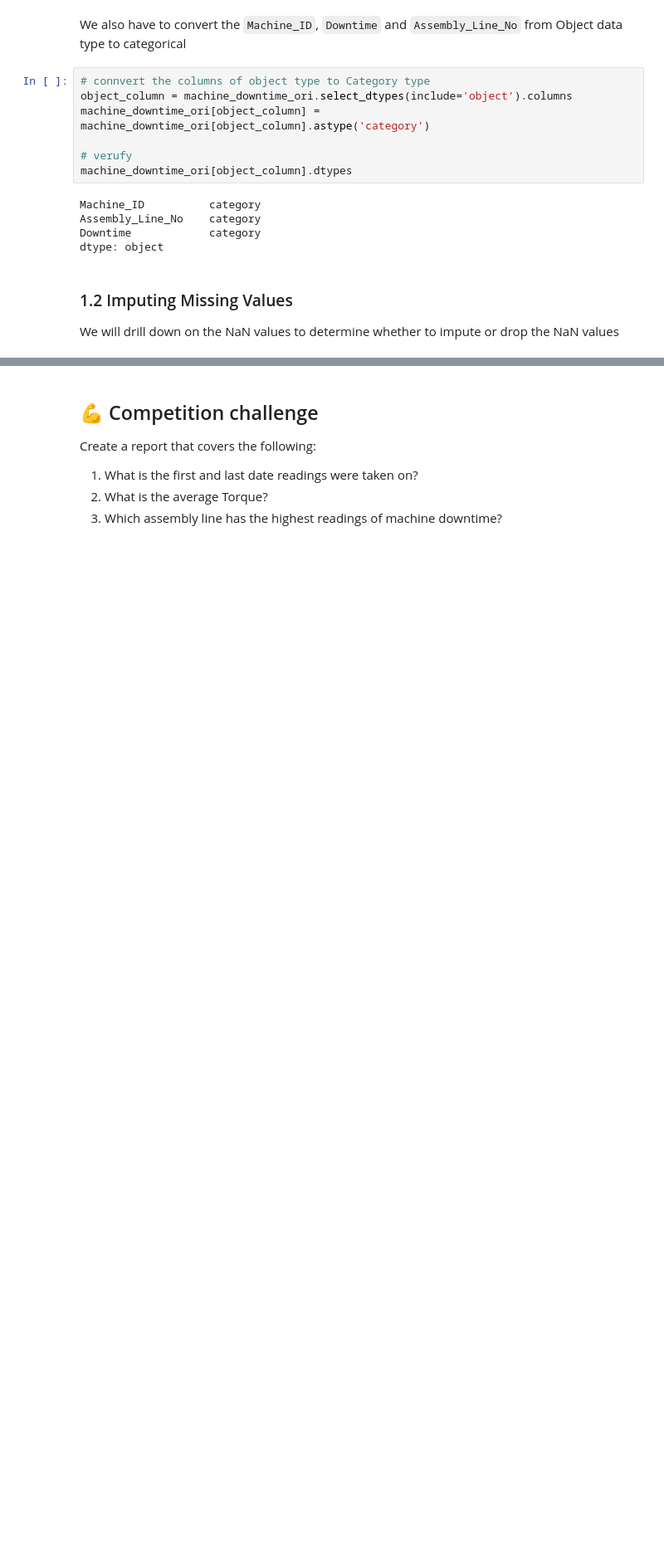
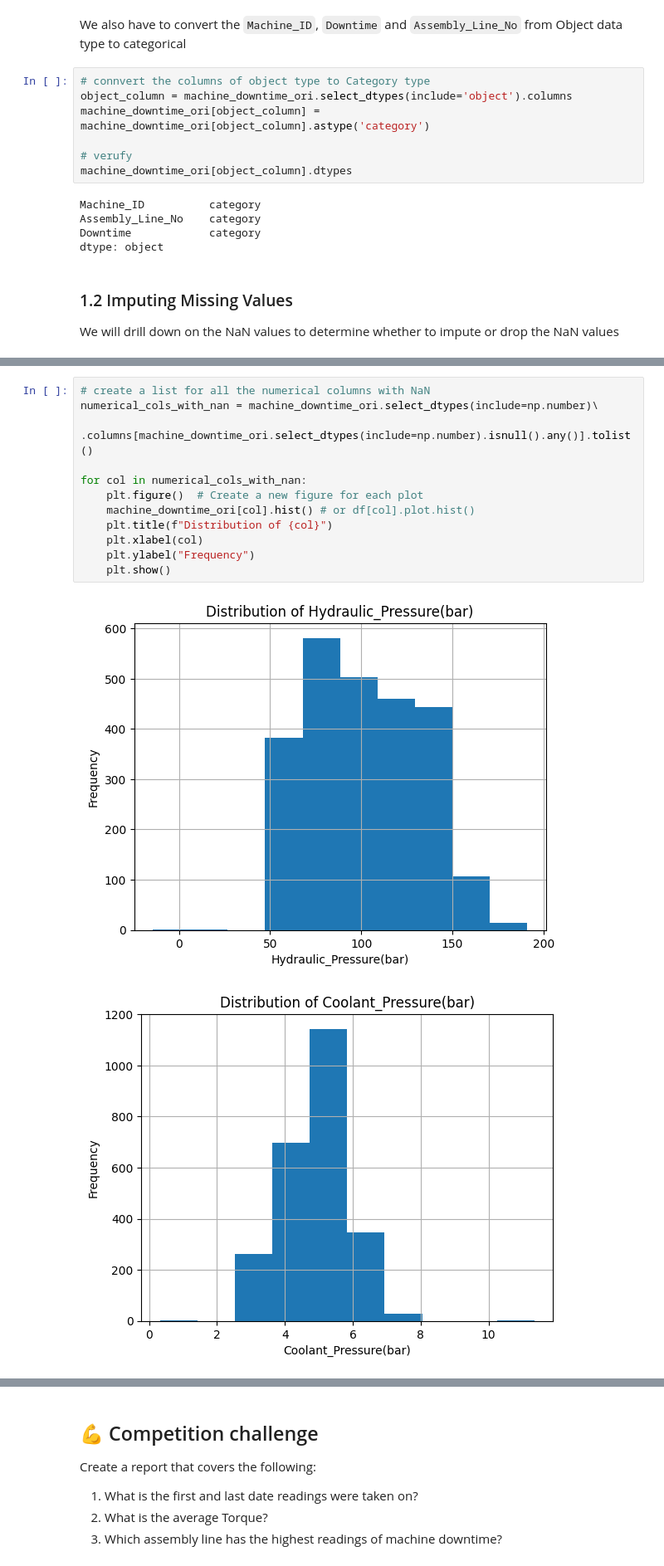
Before and after one commit to SirTee12/Machine-Downtime-Prediction, a Jupyter notebook: notebook/Analysis_machine_downtime.ipynb, the cells around one changed output, grey strips where cells are left out. Shown at 83% size. Cells and saved outputs as stored; diff of their text form; blank space fills up the shorter version.

```diff
--- a/notebook/Analysis_machine_downtime.ipynb
+++ b/notebook/Analysis_machine_downtime.ipynb
@@ -204,0 +209,15 @@ During data cleaning, I observed that for multiple measurement columns, NaN valu
+# %%
+# create a list for all the numerical columns with NaN
+numerical_cols_with_nan = machine_downtime_ori.select_dtypes(include=np.number)\
+                          .columns[machine_downtime_ori.select_dtypes(include=np.number).isnull().any()].tolist()
+
+for col in numerical_cols_with_nan:
+    plt.figure()  # Create a new figure for each plot
+    machine_downtime_ori[col].hist() # or df[col].plot.hist()
+    plt.title(f"Distribution of {col}")
+    plt.xlabel(col)
+    plt.ylabel("Frequency")
+    plt.show()
+# %% [output]
+[figure, added]
+[figure, added]
```
Also changed, not shown: parts of 8 cells of this notebook.
